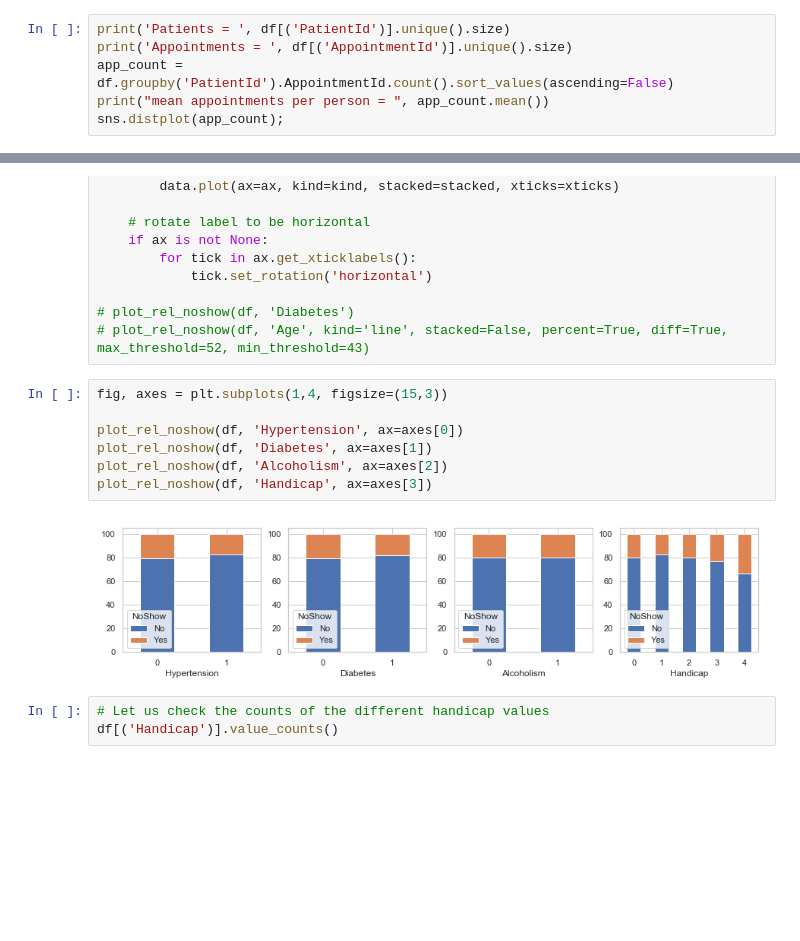
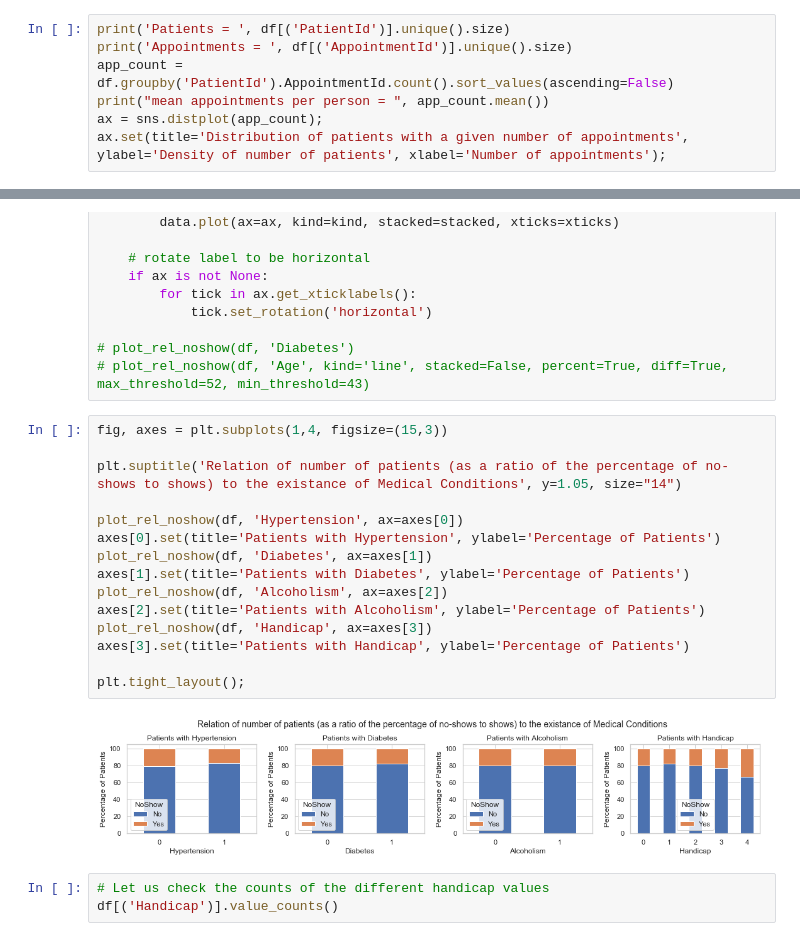
Before and after one commit to ksprashu/proj_investigate_dataset_no_show_appts, a Jupyter notebook: investigate-a-dataset-appointment_no_shows.ipynb, the cells around one changed output, grey strips where cells are left out. Cells and saved outputs as stored; diff of their text form; blank space fills up the shorter version.

```diff
--- a/investigate-a-dataset-appointment_no_shows.ipynb
+++ b/investigate-a-dataset-appointment_no_shows.ipynb
@@ -183,7 +183,8 @@ print('Patients = ', df[('PatientId')].unique().size)
 print('Appointments = ', df[('AppointmentId')].unique().size)
 app_count = df.groupby('PatientId').AppointmentId.count().sort_values(ascending=False)
 print("mean appointments per person = ", app_count.mean())
-sns.distplot(app_count);
+ax = sns.distplot(app_count);
+ax.set(title='Distribution of patients with a given number of appointments', ylabel='Density of number of patients', xlabel='Number of appointments');
 # %% [output]
 Patients =  62294
 Appointments =  110514
@@ -266,12 +269,20 @@ def plot_rel_noshow(df, col, ax=None, kind='bar', stacked=True, percent=True, di
 # %%
 fig, axes = plt.subplots(1,4, figsize=(15,3))
 
+plt.suptitle('Relation of number of patients (as a ratio of the percentage of no-shows to shows) to the existance of Medical Conditions', y=1.05, size="14")
+
 plot_rel_noshow(df, 'Hypertension', ax=axes[0])
+axes[0].set(title='Patients with Hypertension', ylabel='Percentage of Patients')
 plot_rel_noshow(df, 'Diabetes', ax=axes[1])
+axes[1].set(title='Patients with Diabetes', ylabel='Percentage of Patients')
 plot_rel_noshow(df, 'Alcoholism', ax=axes[2])
+axes[2].set(title='Patients with Alcoholism', ylabel='Percentage of Patients')
 plot_rel_noshow(df, 'Handicap', ax=axes[3])
+axes[3].set(title='Patients with Handicap', ylabel='Percentage of Patients')
+
+plt.tight_layout();
 # %% [output]
-[figure, old version]
+[figure, new version]
 # %%
 # Let us check the counts of the different handicap values
 df[('Handicap')].value_counts()
```
Also changed, not shown: parts of 12 cells of this notebook, 1 other file.
